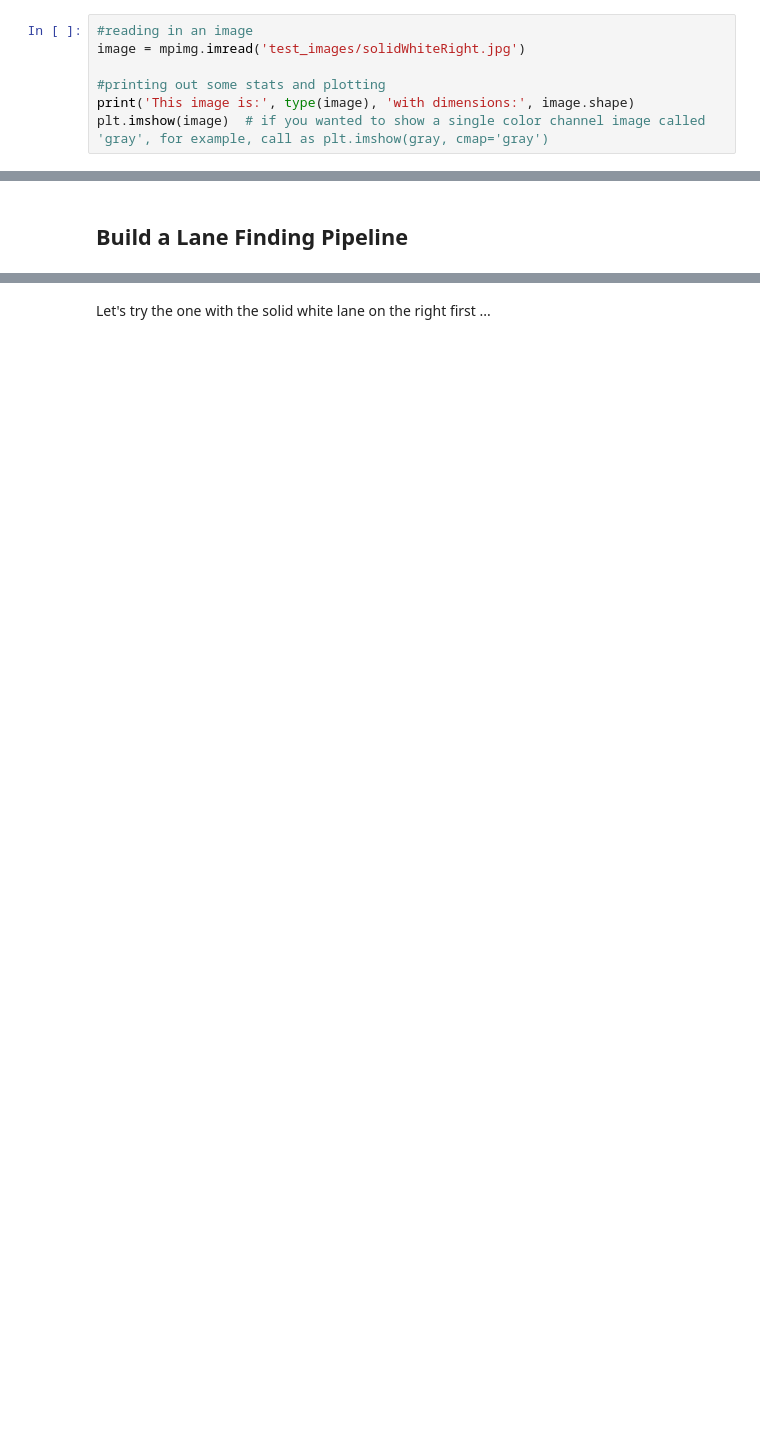
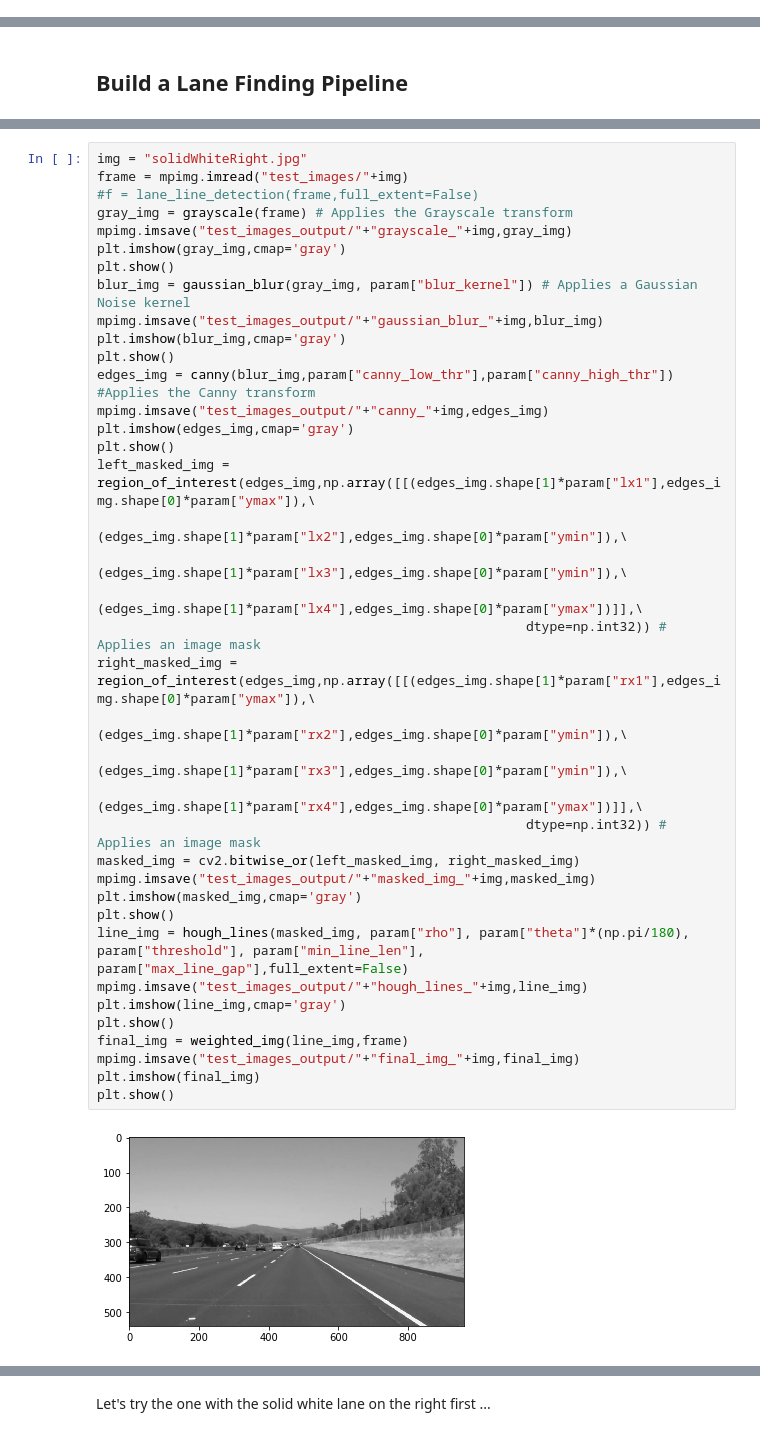
Before and after one commit to jhuarte/CarND-Lane-Lines-P1, a Jupyter notebook: P1.ipynb, the cells around one changed output, grey strips where cells are left out. Saved outputs shown, nothing was run; the diff lists cells and outputs as text; blank space fills up the shorter version.

```diff
--- a/P1.ipynb
+++ b/P1.ipynb
@@ -52,7 +28,0 @@ import cv2
-# %%
-#reading in an image
-image = mpimg.imread('test_images/solidWhiteRight.jpg')
-
-#printing out some stats and plotting
-print('This image is:', type(image), 'with dimensions:', image.shape)
-plt.imshow(image)  # if you wanted to show a single color channel image called 'gray', for example, call as plt.imshow(gray, cmap='gray')
@@ -298,0 +259,40 @@ from IPython.display import HTML
+# %%
+img = "solidWhiteRight.jpg"
+frame = mpimg.imread("test_images/"+img)
+#f = lane_line_detection(frame,full_extent=False)
+gray_img = grayscale(frame) # Applies the Grayscale transform
+mpimg.imsave("test_images_output/"+"grayscale_"+img,gray_img)
+plt.imshow(gray_img,cmap='gray')
+plt.show()
+blur_img = gaussian_blur(gray_img, param["blur_kernel"]) # Applies a Gaussian Noise kernel
+mpimg.imsave("test_images_output/"+"gaussian_blur_"+img,blur_img)
+plt.imshow(blur_img,cmap='gray')
+plt.show()
+edges_img = canny(blur_img,param["canny_low_thr"],param["canny_high_thr"]) #Applies the Canny transform
+mpimg.imsave("test_images_output/"+"canny_"+img,edges_img)
+plt.imshow(edges_img,cmap='gray')
+plt.show()
+left_masked_img = region_of_interest(edges_img,np.array([[(edges_img.shape[1]*param["lx1"],edges_img.shape[0]*param["ymax"]),\
+                                                         (edges_img.shape[1]*param["lx2"],edges_img.shape[0]*param["ymin"]),\
+                                                         (edges_img.shape[1]*param["lx3"],edges_img.shape[0]*param["ymin"]),\
+                                                         (edges_img.shape[1]*param["lx4"],edges_img.shape[0]*param["ymax"])]],\
+                                                       dtype=np.int32)) # Applies an image mask
+right_masked_img = region_of_interest(edges_img,np.array([[(edges_img.shape[1]*param["rx1"],edges_img.shape[0]*param["ymax"]),\
+                                                         (edges_img.shape[1]*param["rx2"],edges_img.shape[0]*param["ymin"]),\
+                                                         (edges_img.shape[1]*param["rx3"],edges_img.shape[0]*param["ymin"]),\
+                                                         (edges_img.shape[1]*param["rx4"],edges_img.shape[0]*param["ymax"])]],\
+                                                       dtype=np.int32)) # Applies an image mask
+masked_img = cv2.bitwise_or(left_masked_img, right_masked_img)
+mpimg.imsave("test_images_output/"+"masked_img_"+img,masked_img)
+plt.imshow(masked_img,cmap='gray')
+plt.show()
+line_img = hough_lines(masked_img, param["rho"], param["theta"]*(np.pi/180), param["threshold"], param["min_line_len"], param["max_line_gap"],full_extent=False)
+mpimg.imsave("test_images_output/"+"hough_lines_"+img,line_img)
+plt.imshow(line_img,cmap='gray')
+plt.show()
+final_img = weighted_img(line_img,frame)
+mpimg.imsave("test_images_output/"+"final_img_"+img,final_img)
+plt.imshow(final_img)
+plt.show()
+# %% [output]
+[figure, added]
```
Also changed, not shown: parts of 37 cells of this notebook, 13 other files.
